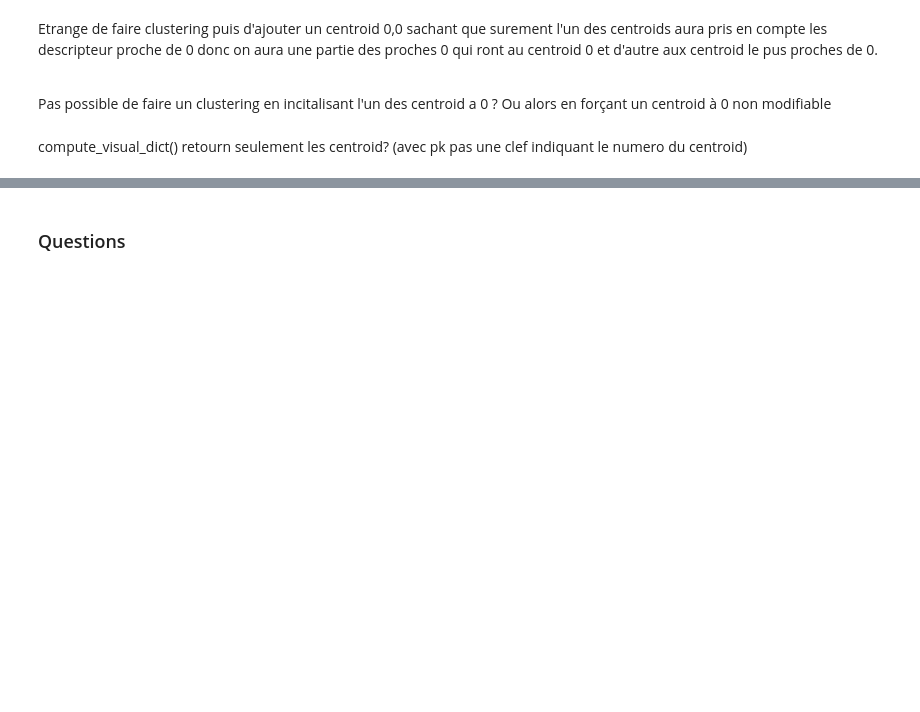
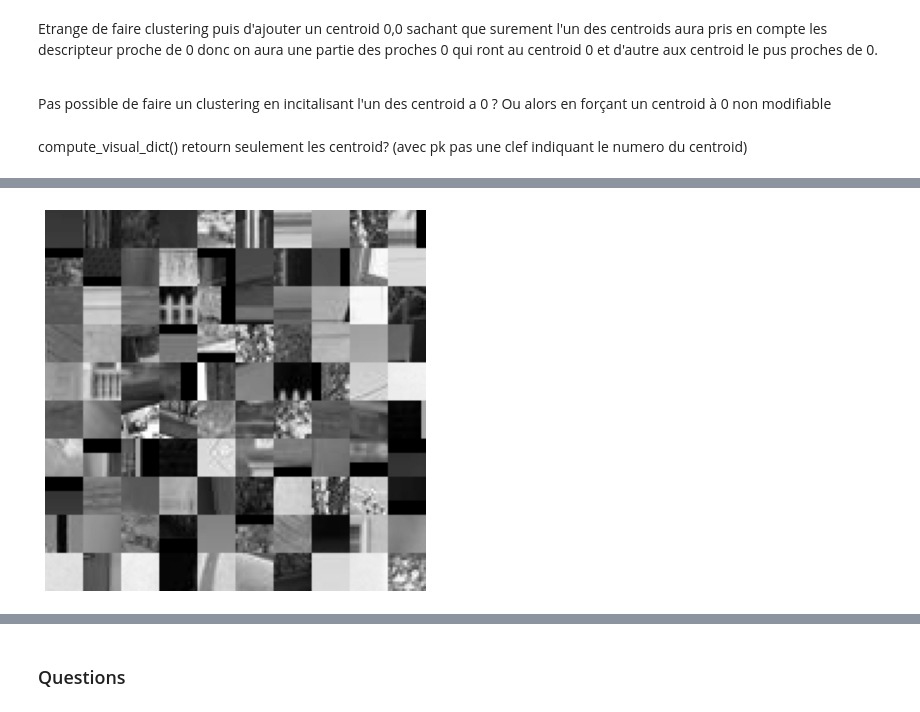
Before and after one commit to jean3108/Reconnaissance-Forme-Analyse-Image, a Jupyter notebook: SIFT_BoW/SIFT_BoW.ipynb, the cells around one changed output, grey strips where cells are left out. Drawn from its saved outputs; the diff is of its cells as text; code cells hidden in the pictures; blank space fills up the shorter version.

Commit message:
compute visual dict; compute BoW; answering questions

```diff
--- a/SIFT_BoW/SIFT_BoW.ipynb
+++ b/SIFT_BoW/SIFT_BoW.ipynb
@@ -227,6 +241,7 @@ compute_visual_dict() retourn seulement les centroid? (avec pk pas une clef indi
 # %%
 # Code here the `compute_visual_dict` function
 def compute_visual_dict(sift, n_clusters=1000, n_init=1, verbose=1):
+
     # reorder data
     dim_sift = sift[0].shape[-1]
     sift = [s.reshape(-1, dim_sift) for s in sift]
@@ -242,8 +257,10 @@ def compute_visual_dict(sift, n_clusters=1000, n_init=1, verbose=1):
     #####################
     ## Votre code ici  ##
     #####################
+    kmeans = KMeans(n_clusters=n_clusters).fit(sift)
+    centers = np.concatenate((kmeans.cluster_centers_, np.zeros((1,kmeans.cluster_centers_.shape[1]))), axis=0)
 
-    vdict = None
+    vdict = centers
 
     ####################
     ##      FIN        #
@@ -269,0 +293,10 @@ display_images(regions[np.random.choice(len(regions), 100)]) # Show 100 random r
+# %%
+tree = spatial.KDTree(sifts)
+# %%
+oneNN = tree.query(vdict)
+# %%
+vdregions = regions[oneNN[1]]
+# %%
+display_images(vdregions[:100])
+# %% [output]
+[figure, added]
```
Also changed, not shown: parts of 20 cells of this notebook, 1 other file.
